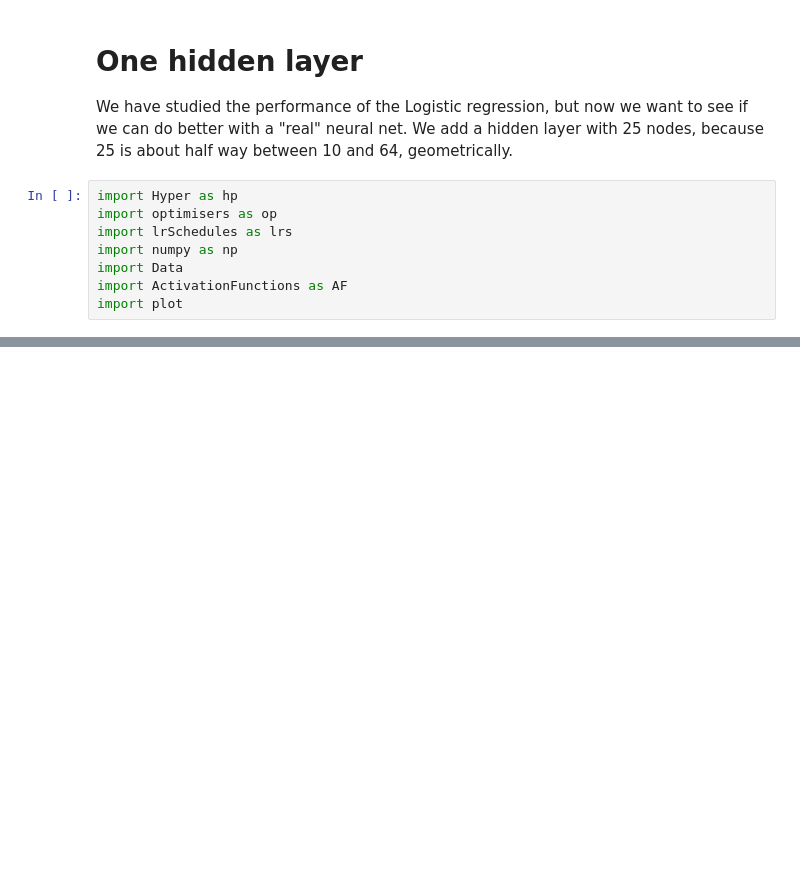
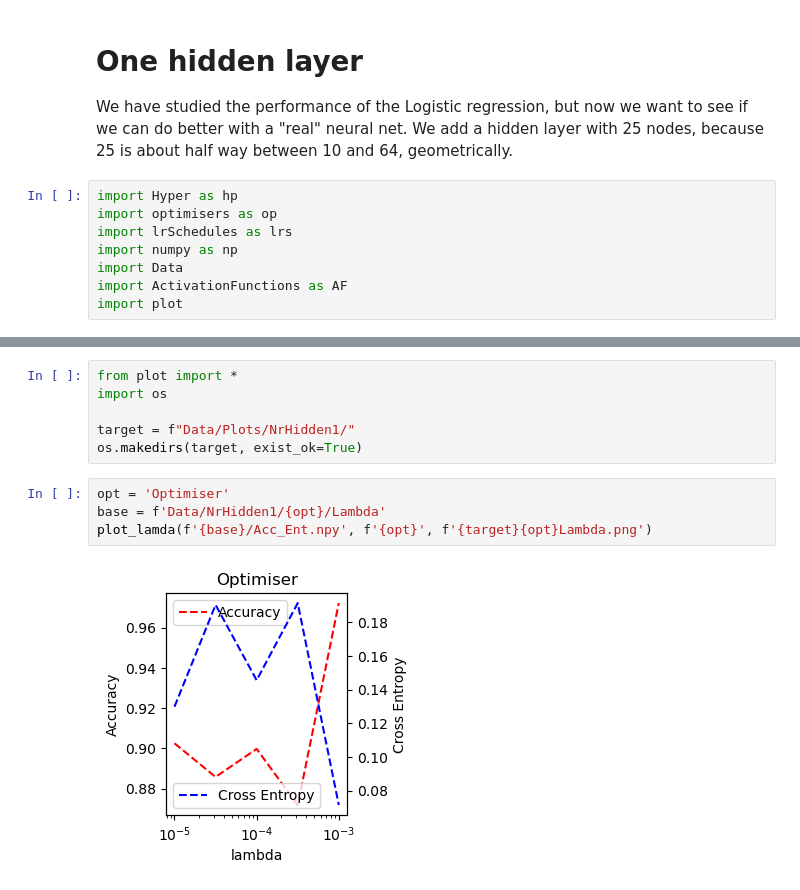
Before and after one commit to DavidSvejda2507/FYS-STK4155-Project-2, a Jupyter notebook: Notebook.ipynb, the cells around one changed output, grey strips where cells are left out. Cells and saved outputs as stored; diff of their text form; blank space fills up the shorter version.

```diff
--- a/Notebook.ipynb
+++ b/Notebook.ipynb
@@ -357,0 +406,12 @@ Lr: 0.000774263682681127 , Epochs: 1000.0, Best Acc: 0.9526462395543176, Best CE
+# %%
+from plot import *
+import os
+
+target = f"Data/Plots/NrHidden1/"
+os.makedirs(target, exist_ok=True)
+# %%
+opt = 'Optimiser'
+base = f'Data/NrHidden1/{opt}/Lambda'
+plot_lamda(f'{base}/Acc_Ent.npy', f'{opt}', f'{target}{opt}Lambda.png')
+# %% [output]
+[figure, added]
```
Also changed, not shown: parts of 18 cells of this notebook, 1 other file.
